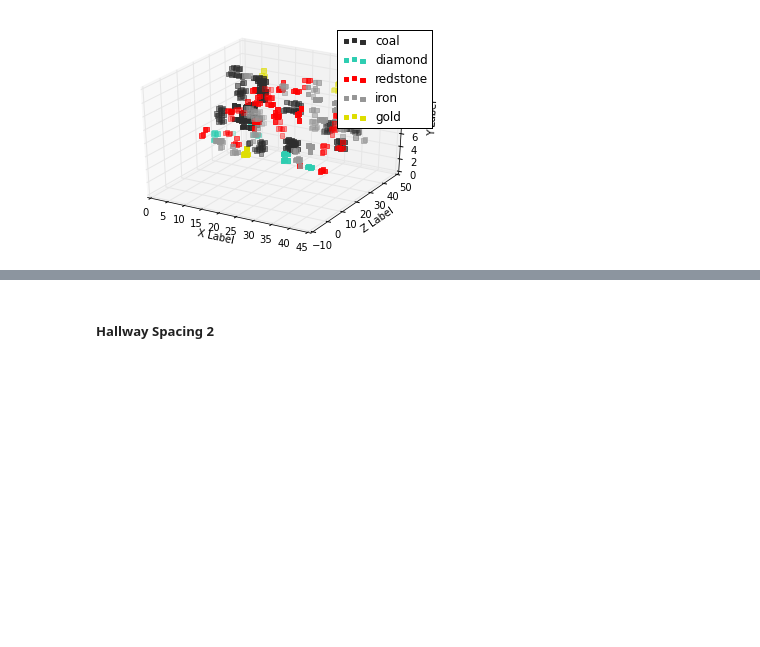
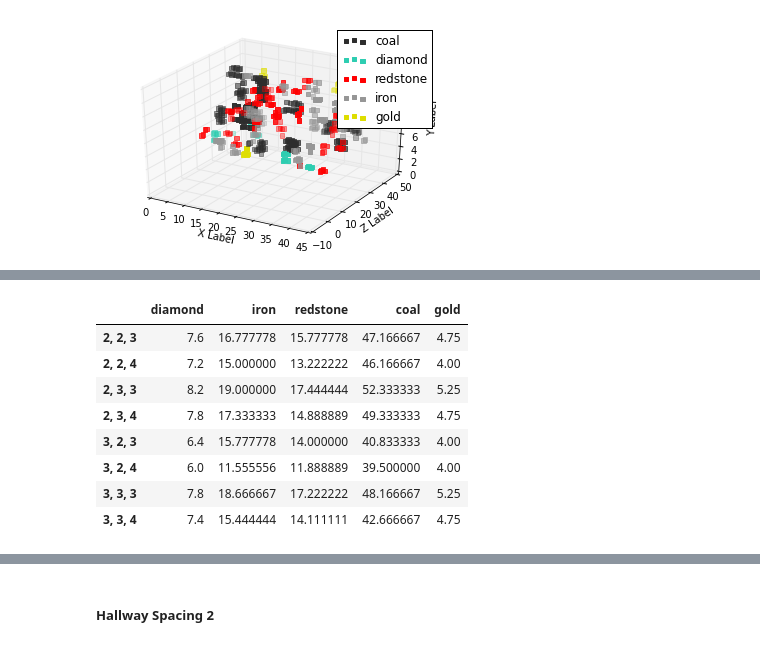
Before and after one commit to Ryanglambert/mining_comparison, a Jupyter notebook: Minepath Evaluation with Cross-Validation.ipynb, the cells around one changed output, grey strips where cells are left out. Drawn from its saved outputs; the diff is of its cells as text; code cells hidden in the pictures; blank space fills up the shorter version.

```diff
--- a/Minepath Evaluation with Cross-Validation.ipynb
+++ b/Minepath Evaluation with Cross-Validation.ipynb
@@ -172,0 +172,30 @@ temp.T.describe()
+# %%
+newdf_ores = pd.DataFrame()
+for z_subset in range(0, 47, 16):
+    for x_subset in range(0, 47, 16):
+        for column in df_ores:
+            temp_append = df_ores.loc[
+            (
+                slice(x_subset, x_subset + 16),
+                slice(z_subset, z_subset + 16),
+#                 slice(0, 15),
+    #             slice(0, 15),
+            ),
+            :
+        ][column[0]][column[1]][column[2]].value_counts()
+            temp_append.name = '%s, %s, %s' % (column[0], column[1], column[2])
+    #     print temp_append
+    #     print newdf
+            newdf_ores = newdf_ores.append(temp_append)
+newdf_ores = newdf_ores.sort()
+newdf_ores.groupby(newdf_ores.index).mean()
+# %% [output]
+|  | diamond | iron | redstone | coal | gold |
+| 2, 2, 3 | 7.6 | 16.777778 | 15.777778 | 47.166667 | 4.75 |
+| 2, 2, 4 | 7.2 | 15.000000 | 13.222222 | 46.166667 | 4.00 |
+| 2, 3, 3 | 8.2 | 19.000000 | 17.444444 | 52.333333 | 5.25 |
+| 2, 3, 4 | 7.8 | 17.333333 | 14.888889 | 49.333333 | 4.75 |
+| 3, 2, 3 | 6.4 | 15.777778 | 14.000000 | 40.833333 | 4.00 |
+| 3, 2, 4 | 6.0 | 11.555556 | 11.888889 | 39.500000 | 4.00 |
+| 3, 3, 3 | 7.8 | 18.666667 | 17.222222 | 48.166667 | 5.25 |
+| 3, 3, 4 | 7.4 | 15.444444 | 14.111111 | 42.666667 | 4.75 |
```
Also changed, not shown: parts of 12 cells of this notebook.
